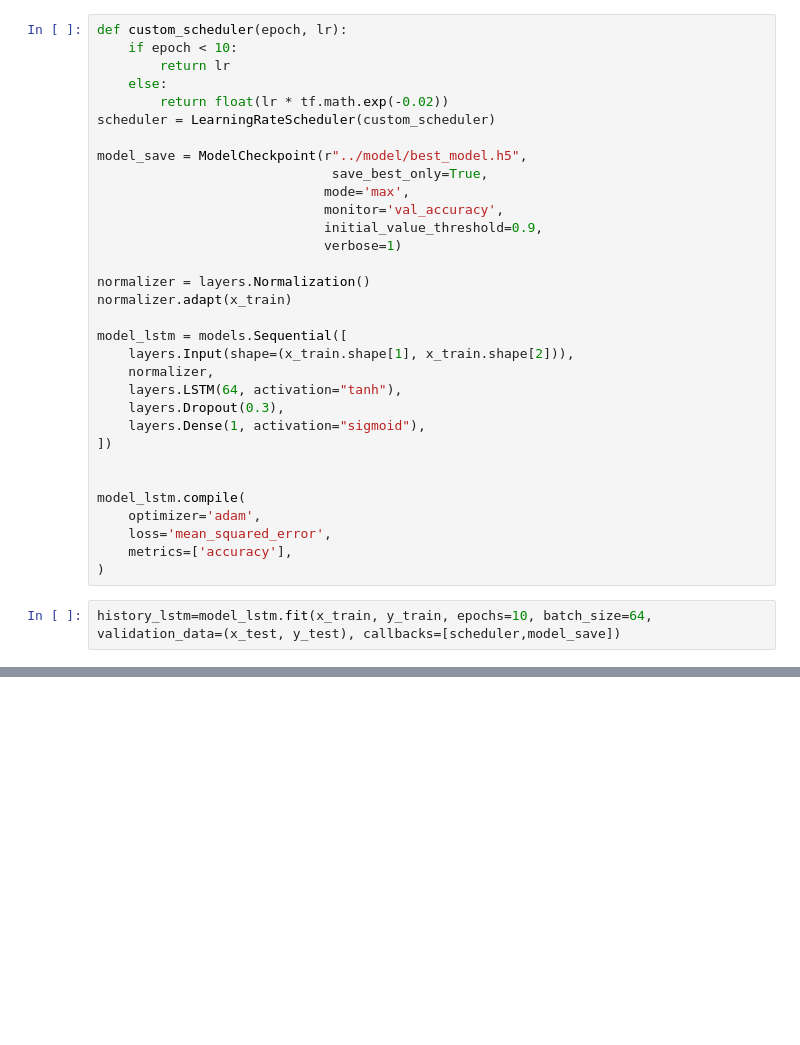
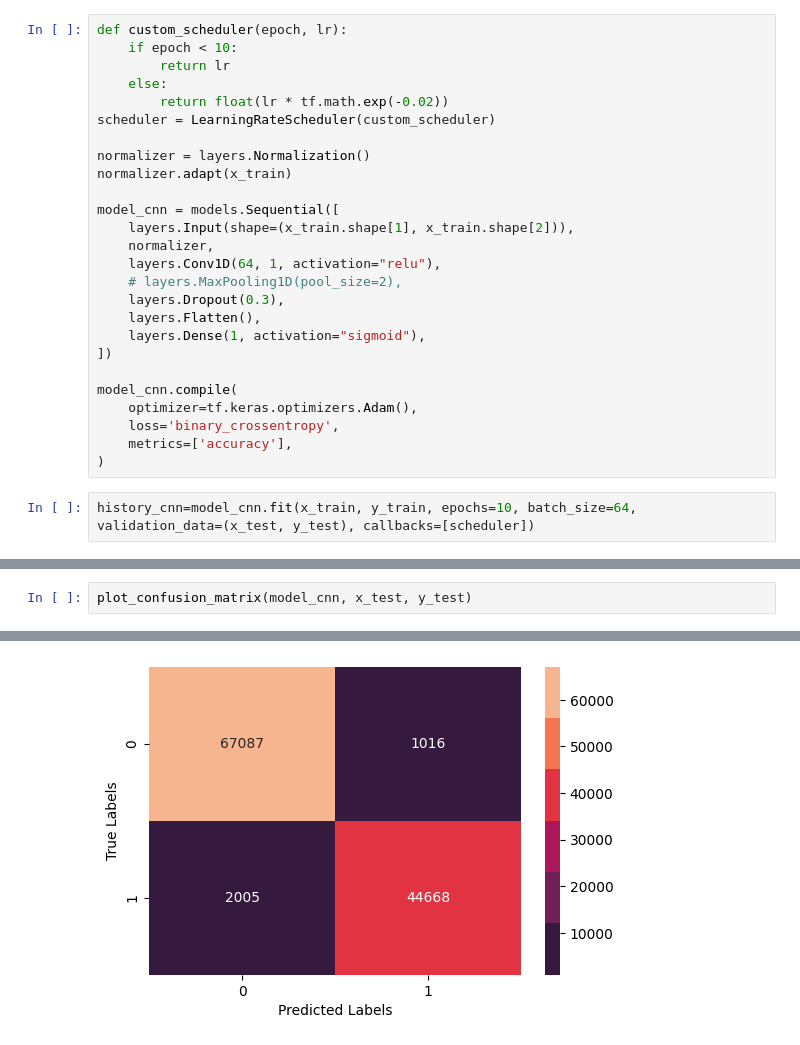
Before and after one commit to KulsonKula/Chaotic-model-dection, a Jupyter notebook: src/model_creation.IPYNB, the cells around one changed output, grey strips where cells are left out. Drawn from its saved outputs; the diff is of its cells as text; blank space fills up the shorter version.

```diff
--- a/src/model_creation.IPYNB
+++ b/src/model_creation.IPYNB
@@ -39,31 +188,25 @@ def custom_scheduler(epoch, lr):
         return float(lr * tf.math.exp(-0.02))
 scheduler = LearningRateScheduler(custom_scheduler)
 
-model_save = ModelCheckpoint(r"../model/best_model.h5",
-                              save_best_only=True,
-                             mode='max',
-                             monitor='val_accuracy',
-                             initial_value_threshold=0.9,
-                             verbose=1)
-
 normalizer = layers.Normalization()
 normalizer.adapt(x_train)
 
-model_lstm = models.Sequential([
+model_cnn = models.Sequential([
     layers.Input(shape=(x_train.shape[1], x_train.shape[2])),
     normalizer,
-    layers.LSTM(64, activation="tanh"),
+    layers.Conv1D(64, 1, activation="relu"),
+    # layers.MaxPooling1D(pool_size=2),
     layers.Dropout(0.3),
+    layers.Flatten(),
     layers.Dense(1, activation="sigmoid"),
 ])
 
-
-model_lstm.compile(
-    optimizer='adam',
-    loss='mean_squared_error',
+model_cnn.compile(
+    optimizer=tf.keras.optimizers.Adam(),
+    loss='binary_crossentropy',
     metrics=['accuracy'],
 )
 # %%
-history_lstm=model_lstm.fit(x_train, y_train, epochs=10, batch_size=64, validation_data=(x_test, y_test), callbacks=[scheduler,model_save])
+history_cnn=model_cnn.fit(x_train, y_train, epochs=10, batch_size=64, validation_data=(x_test, y_test), callbacks=[scheduler])
 # %% [output]
 Epoch 1/10
@@ -106,0 +269,3 @@ model_lstm.evaluate(x_test,y_test)
+# %%
+plot_confusion_matrix(model_cnn, x_test, y_test)
+# %% [output]
@@ -106,0 +273 @@ model_lstm.evaluate(x_test,y_test)
+[figure, added]
```
Also changed, not shown: parts of 31 cells of this notebook.
